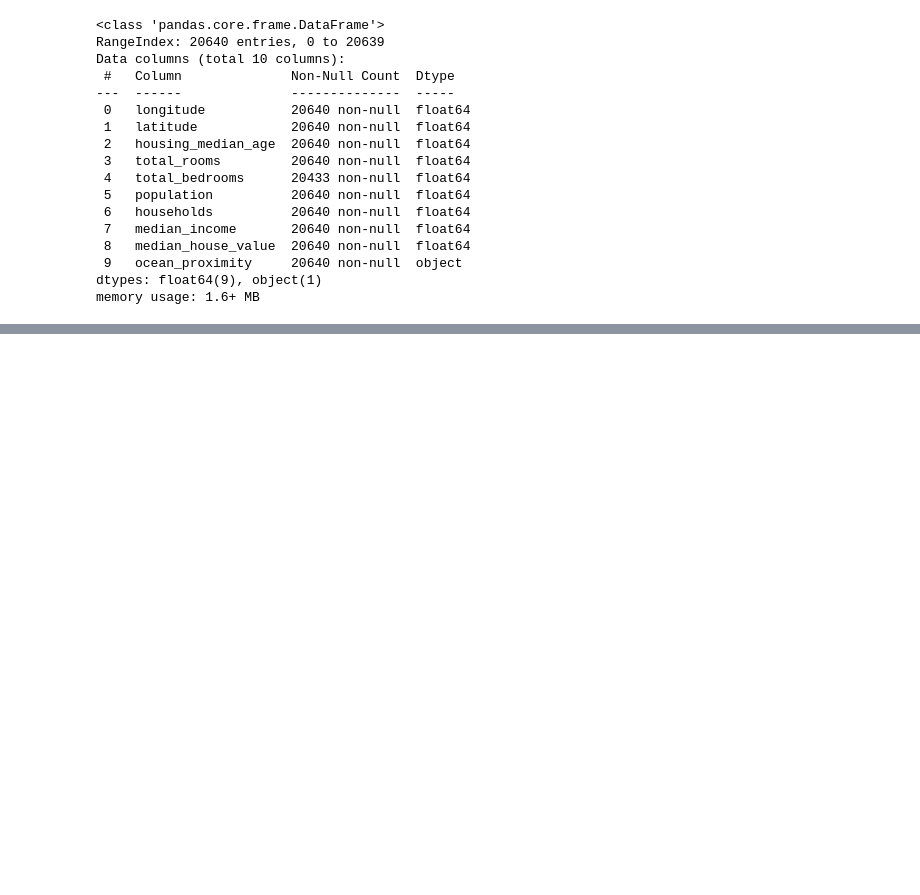
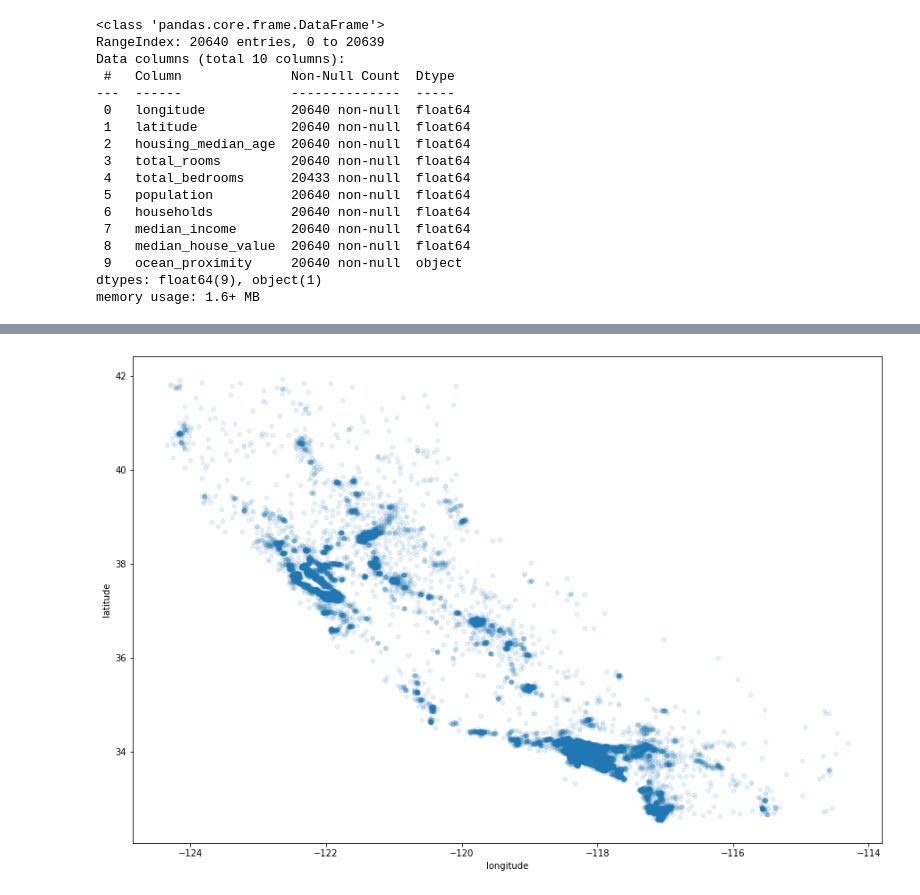
Before and after one commit to bndxn/hands-on, a Jupyter notebook: Ch2_Collab.ipynb, the cells around one changed output, grey strips where cells are left out. Cells and saved outputs as stored; diff of their text form; code cells hidden in the pictures; blank space fills up the shorter version.

```diff
--- a/Ch2_Collab.ipynb
+++ b/Ch2_Collab.ipynb
@@ -79,0 +145,8 @@ memory usage: 1.6+ MB
+# %%
+# Then sssplit uses split(X, y[,groups])
+
+from sklearn.model_selection import StratifiedShuffleSplit
+split = StratifiedShuffleSplit(n_splits=1, test_size=0.2, random_state=42)
+for train_index, test_index in split.split(housing, housing["income_cat"]):
+    strat_train_set = housing.loc[train_index]
+    strat_test_set = housing.loc[test_index]
@@ -79,0 +193,8 @@ memory usage: 1.6+ MB
+# %%
+housing = strat_train_set.copy()
+# %%
+# Alpha parameter makes the points more transparent, easier to see density
+
+housing.plot(kind="scatter", x="longitude", y="latitude", figsize=(15,10), alpha=0.1);
+# %% [output]
+[figure, added]
```
Also changed, not shown: parts of 33 cells of this notebook, 3 other files.
